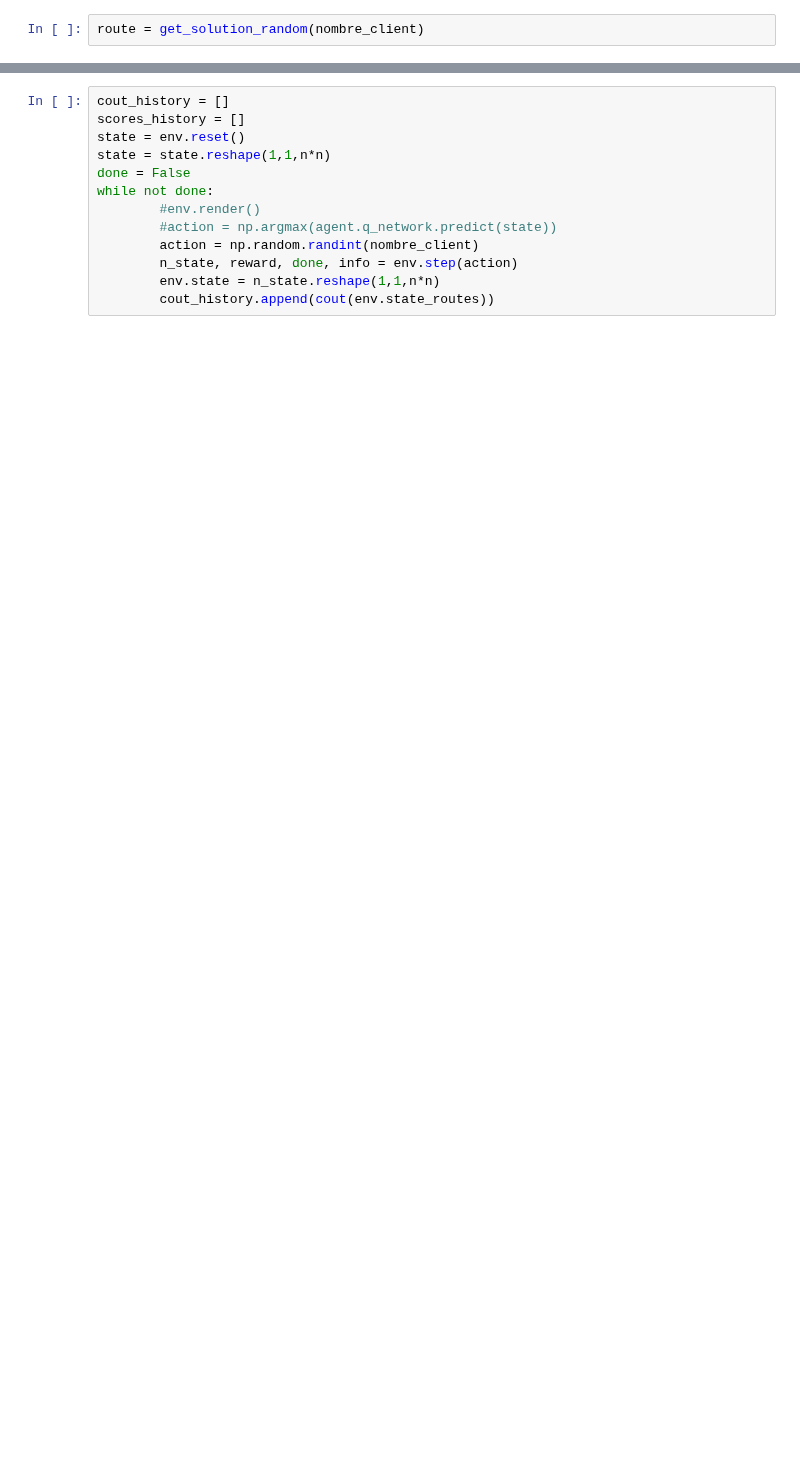
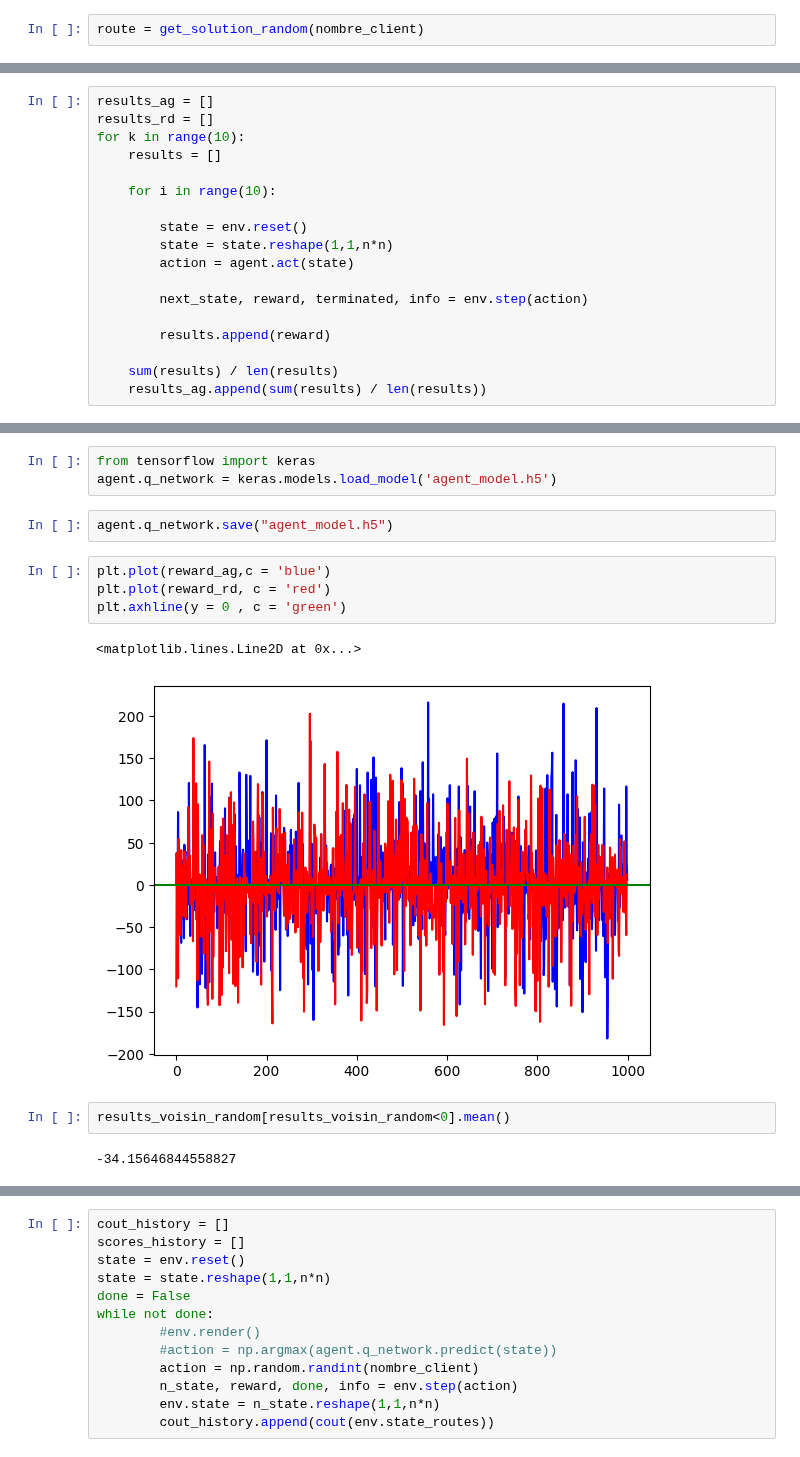
Before and after one commit to Centrale-Project/ICO_Project, a Jupyter notebook: DQN2.ipynb, the cells around one changed output, grey strips where cells are left out. Drawn from its saved outputs; the diff is of its cells as text; blank space fills up the shorter version.

```diff
--- a/DQN2.ipynb
+++ b/DQN2.ipynb
@@ -415,0 +410,18 @@ route = route_voisin
+# %%
+results_ag = []
+results_rd = []
+for k in range(10):
+    results = []
+
+    for i in range(10):
+
+        state = env.reset()
+        state = state.reshape(1,1,n*n)
+        action = agent.act(state)
+
+        next_state, reward, terminated, info = env.step(action)
+
+        results.append(reward)
+
+    sum(results) / len(results)
+    results_ag.append(sum(results) / len(results))
@@ -416,3 +466,19 @@ route = route_voisin
+# %%
+from tensorflow import keras
+agent.q_network = keras.models.load_model('agent_model.h5')
+# %%
+agent.q_network.save("agent_model.h5")
+# %%
+plt.plot(reward_ag,c = 'blue')
+plt.plot(reward_rd, c = 'red')
+plt.axhline(y = 0 , c = 'green')
+# %% [output]
+<matplotlib.lines.Line2D at 0x...>
+[figure, added]
+# %%
+results_voisin_random[results_voisin_random<0].mean()
+# %% [output]
+-34.15646844558827
 # %%
 n_state, reward, done, info = env.step(action)
 env.state = n_state
```
Also changed, not shown: parts of 35 cells of this notebook, 10 other files.
